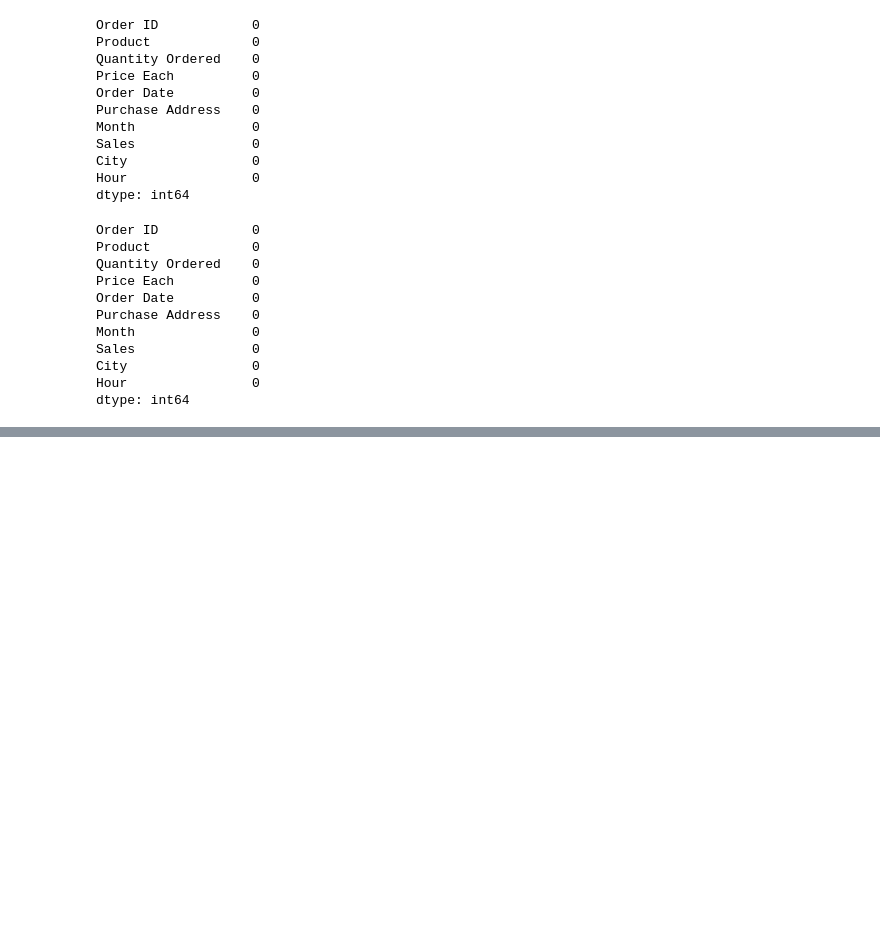
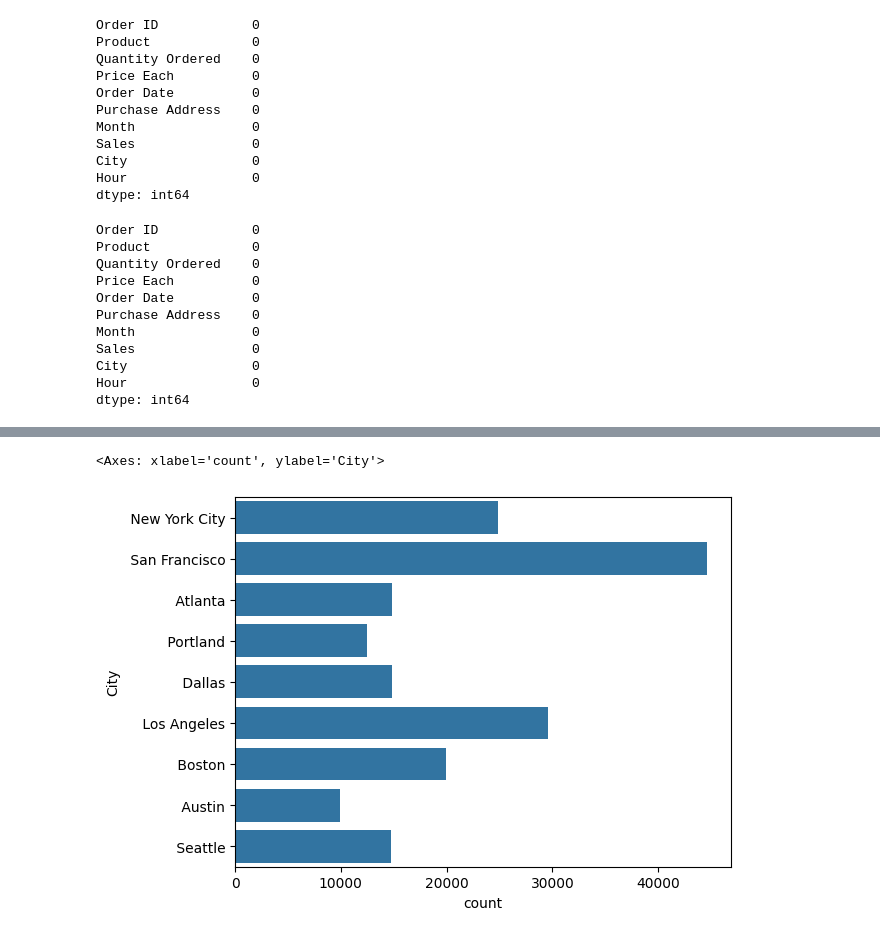
Before and after one commit to JOCRZ/Meriskill-Internship, a Jupyter notebook: Projects/project1.ipynb, the cells around one changed output, grey strips where cells are left out. Cells and saved outputs as stored; diff of their text form; code cells hidden in the pictures; blank space fills up the shorter version.

```diff
--- a/Projects/project1.ipynb
+++ b/Projects/project1.ipynb
@@ -143,0 +294,5 @@ dtype: int64
+# %%
+sns.countplot(df['City'])
+# %% [output]
+<Axes: xlabel='count', ylabel='City'>
+[figure, added]
```
Also changed, not shown: parts of 11 cells of this notebook.
